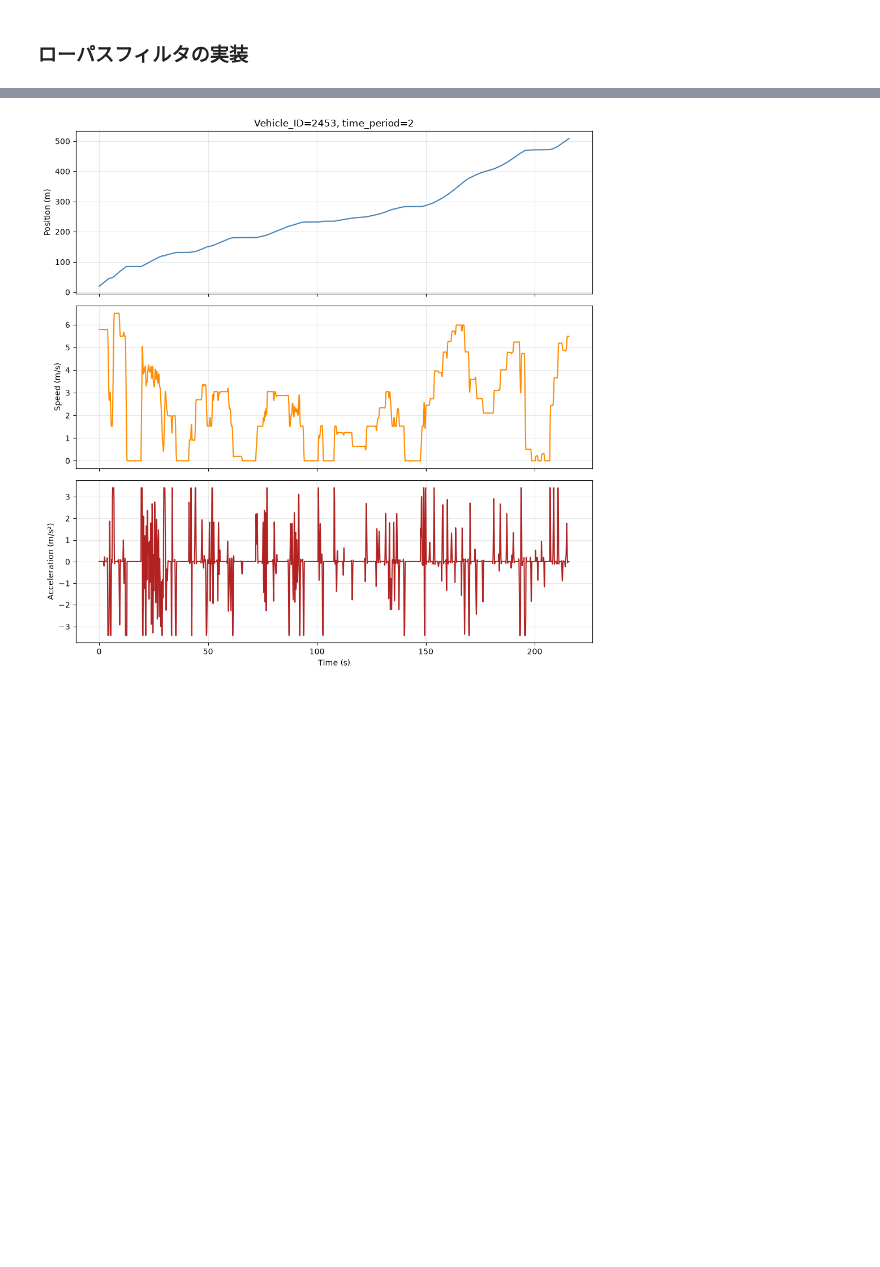
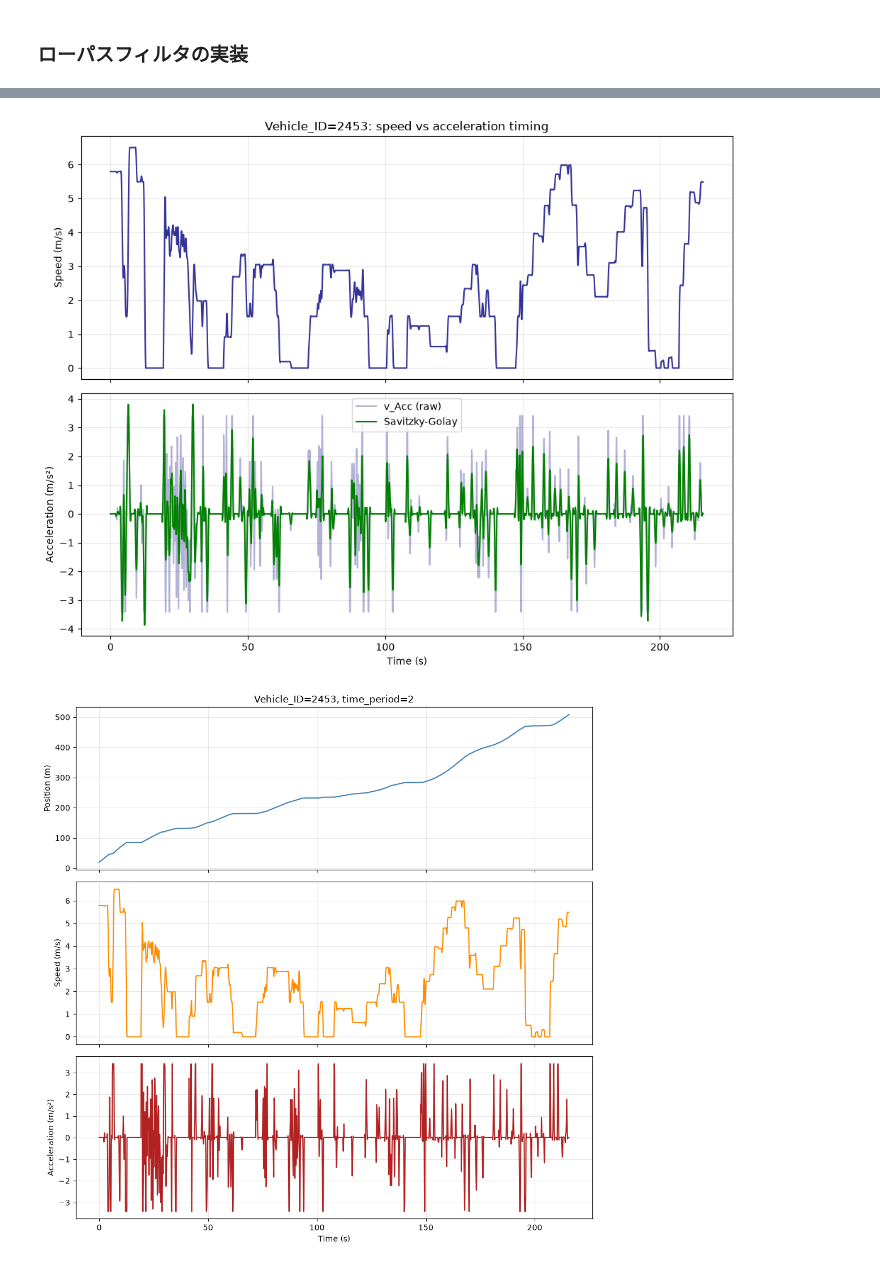
Before and after one commit to tenn0126/Game_Theory_Algorithm, a Jupyter notebook: notebooks/00_data_prep_ex.ipynb, the cells around one changed output, grey strips where cells are left out. Drawn from its saved outputs; the diff is of its cells as text; code cells hidden in the pictures; blank space fills up the shorter version.

```diff
--- a/notebooks/00_data_prep_ex.ipynb
+++ b/notebooks/00_data_prep_ex.ipynb
@@ -562,3 +614,22 @@ def recompute_acceleration(df, speed_col='v_Vel_smooth'):
+# %%
+fig, axes = plt.subplots(2, 1, figsize=(10, 8), sharex=True)
+
+axes[0].plot(t_sec, sample['v_Vel'] * 0.3048, color='navy', alpha=0.8)
+axes[0].set_ylabel('Speed (m/s)')
+axes[0].set_title(f'Vehicle_ID={vehicle_id}: speed vs acceleration timing')
+axes[0].grid(alpha=0.3)
+
+axes[1].plot(t_sec, sample['v_Acc'] * 0.3048, color='navy', alpha=0.3, label='v_Acc (raw)')
+axes[1].plot(t_sec, sample_acc_sg['v_Acc_smooth'] * 0.3048, color='green', linewidth=1.5, label='Savitzky-Golay')
+axes[1].set_xlabel('Time (s)')
+axes[1].set_ylabel('Acceleration (m/s²)')
+axes[1].legend()
+axes[1].grid(alpha=0.3)
+
+plt.tight_layout()
+plt.show()
+# %% [output]
+[figure, added]
 # %%
 import matplotlib.pyplot as plt
 
```
Also changed, not shown: parts of 13 cells of this notebook.
